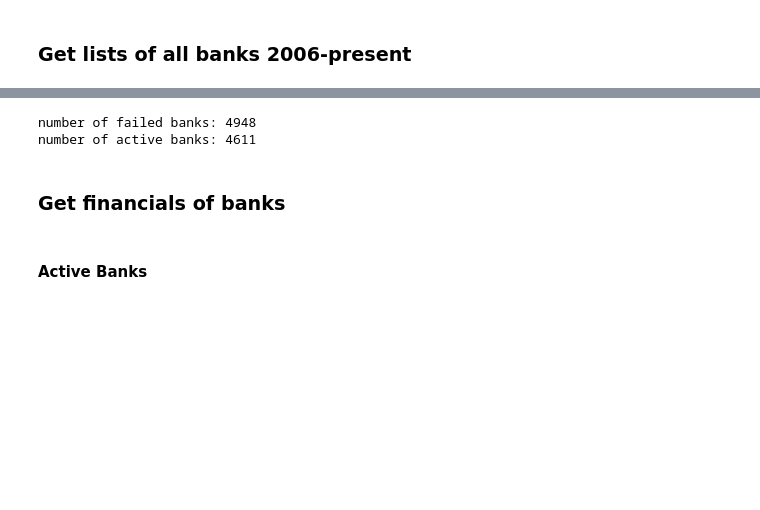
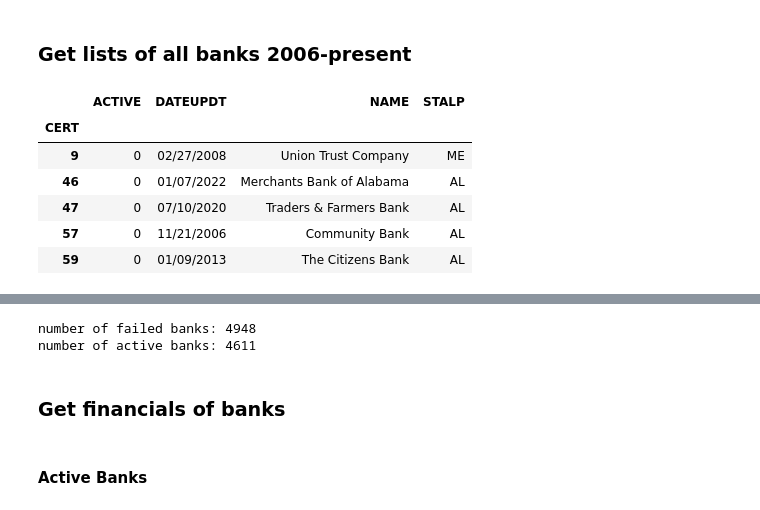
Before and after one commit to joeyio/bank-sentinel, a Jupyter notebook: extract.ipynb, the cells around one changed output, grey strips where cells are left out. Drawn from its saved outputs; the diff is of its cells as text; code cells hidden in the pictures; blank space fills up the shorter version.

```diff
--- a/extract.ipynb
+++ b/extract.ipynb
@@ -59,0 +64,10 @@ cleanbankdata(activebanks)
+# %%
+failedbanks.head()
+# %% [output]
+|  | ACTIVE | DATEUPDT | NAME | STALP |
+| CERT |  |  |  |  |
+| 9 | 0 | 02/27/2008 | Union Trust Company | ME |
+| 46 | 0 | 01/07/2022 | Merchants Bank of Alabama | AL |
+| 47 | 0 | 07/10/2020 | Traders & Farmers Bank | AL |
+| 57 | 0 | 11/21/2006 | Community Bank | AL |
+| 59 | 0 | 01/09/2013 | The Citizens Bank | AL |
```
Also changed, not shown: parts of 18 cells of this notebook.
